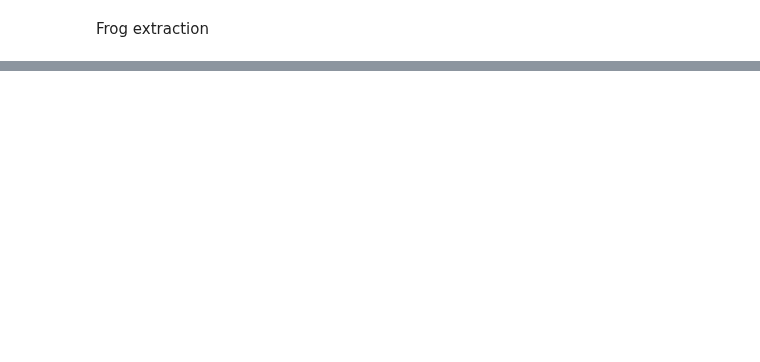
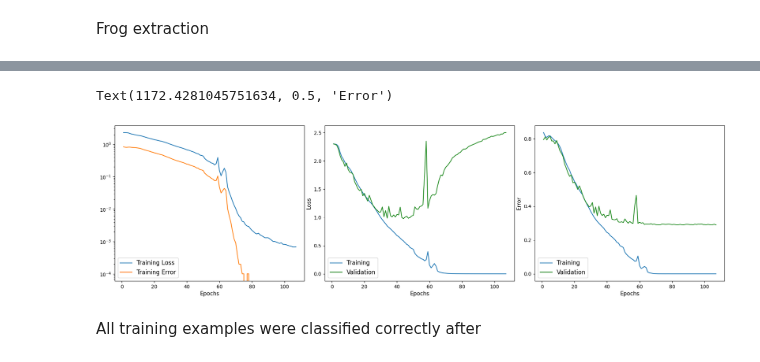
Before and after one commit to EfimSo/LossConvergence, a Jupyter notebook: CNN_Nacson.ipynb, the cells around one changed output, grey strips where cells are left out. Saved outputs shown, nothing was run; the diff lists cells and outputs as text; code cells hidden in the pictures; blank space fills up the shorter version.

```diff
--- a/CNN_Nacson.ipynb
+++ b/CNN_Nacson.ipynb
@@ -76,0 +238,46 @@ xla_global_id: -1
+# %%
+optimizer = SGD(0.01)
+model.compile(loss ="categorical_crossentropy", optimizer=optimizer, metrics =["accuracy"])
+# %%
+history = model.fit(X_train, Y_train_en, batch_size=100, epochs = 150, verbose=1,validation_data=(X_test,Y_test_en))
+# %%
+h3 = dict(loss = [], val_loss = [], accuracy = [], val_accuracy = [])
+file1 = open('output.txt', 'r')
+for line in file1:
+    line = line[:-1]
+    if not line.startswith("Epoch"):
+        first_split = line[60:].split(" - ")
+        for s in first_split:
+            [label, value] = s.split(": ")
+            h3[label].append(float(value))
+# %%
+h5 = dict(loss = [], val_loss = [], accuracy = [], val_accuracy = [])
+for i, label in enumerate(h3.keys()):
+    h5[label] = h4[label] + h3[label]
+# %%
+fig, (ax0, ax1, ax2) = plt.subplots(1, 3, figsize = (18, 5), sharex=True)
+acc, val_acc = np.array(h5["accuracy"]), np.array(h5["val_accuracy"])
+h = history.history
+epochs = list(range(1, len(h5["loss"]) + 1))
+fig.tight_layout()
+ax0.set_yscale("log")
+ax0.plot(epochs, h5["loss"], label="Training Loss")
+ax0.plot(epochs, 1 - acc, label="Training Error")
+ax0.legend(loc="lower left", fontsize=12)
+ax0.set_xlabel("Epochs", fontsize=11)
+# ax0.set_ylabel("Loss", fontsize=11)
+ax1.set_ylabel("Loss", fontsize=11)
+ax1.plot(epochs, h5["loss"], label="Training")
+ax1.plot(epochs, h5["val_loss"], label="Validation", color='forestgreen')
+ax1.legend(loc="lower left", fontsize=12)
+ax1.set_xlabel("Epochs", fontsize=11)
+ax2.plot(epochs, 1 - acc, label="Training")
+ax2.plot(epochs, 1 - val_acc, label="Validation", color='forestgreen')
+ax2.legend(loc="lower left", fontsize=12)
+ax2.set_xlabel("Epochs", fontsize=11)
+ax2.set_ylabel("Error", fontsize=11)
+# %% [output]
+Text(1172.4281045751634, 0.5, 'Error')
+[figure, added]
+# %% [markdown]
+All training examples were classified correctly after
```
Also changed, not shown: parts of 15 cells of this notebook, 4 other files.
